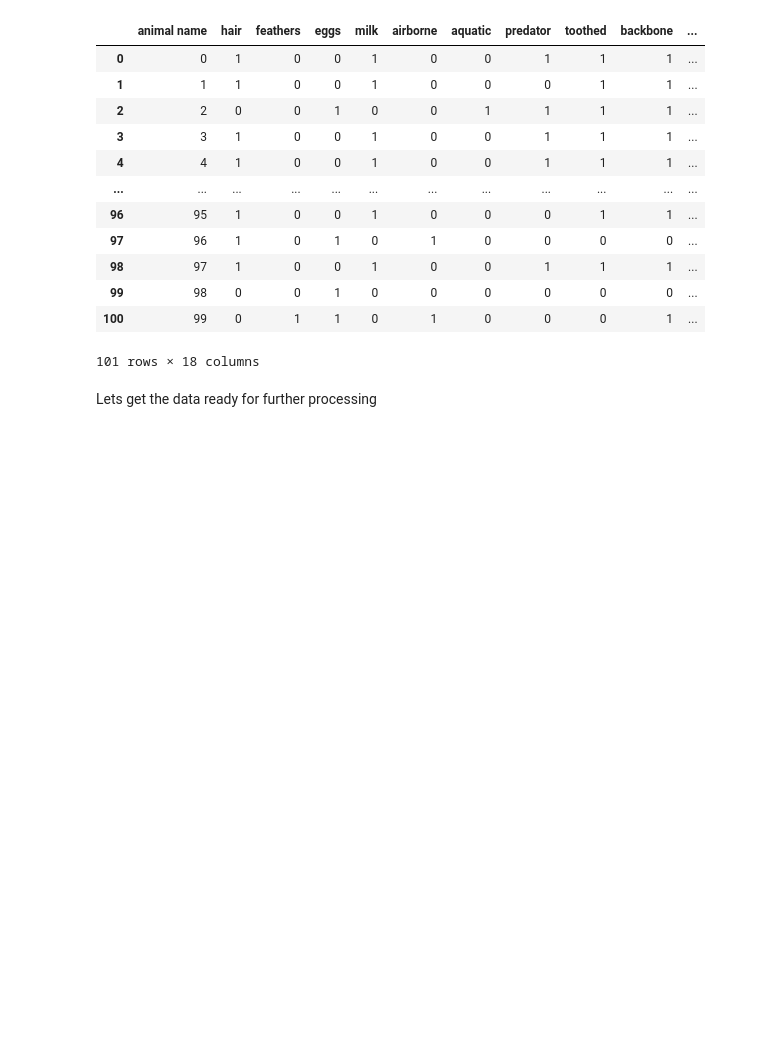
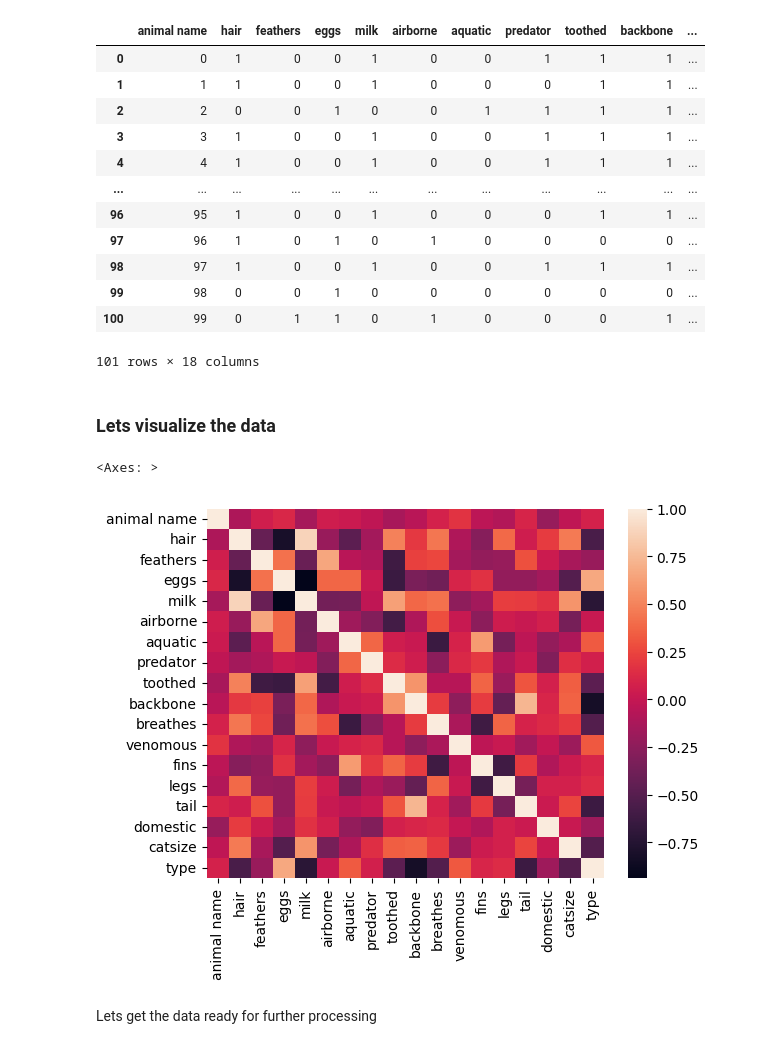
Before and after one commit to its-relative/Excelr, a Jupyter notebook: assignments/knn/zoo.ipynb, the cells around one changed output. Cells and saved outputs as stored; diff of their text form; code cells hidden in the pictures; blank space fills up the shorter version.

Commit message:
added due visualizations in knn

```diff
--- a/assignments/knn/zoo.ipynb
+++ b/assignments/knn/zoo.ipynb
@@ -119,3 +119,5 @@ zoo_data
 | 99 | 98 | 0 | 0 | 1 | 0 | 0 | 0 | 0 | 0 | 0 | ... |
 | 100 | 99 | 0 | 1 | 1 | 0 | 1 | 0 | 0 | 0 | 1 | ... |
 101 rows × 18 columns
+# %% [markdown]
+### Lets visualize the data
@@ -122,3 +127,9 @@ zoo_data
+# %%
+cor = zoo_data.corr()
+sns.heatmap(cor)
+# %% [output]
+<Axes: >
+[figure, added]
 # %% [markdown]
 Lets get the data ready for further processing
 # %%
```
Also changed, not shown: parts of 2 cells of this notebook.
